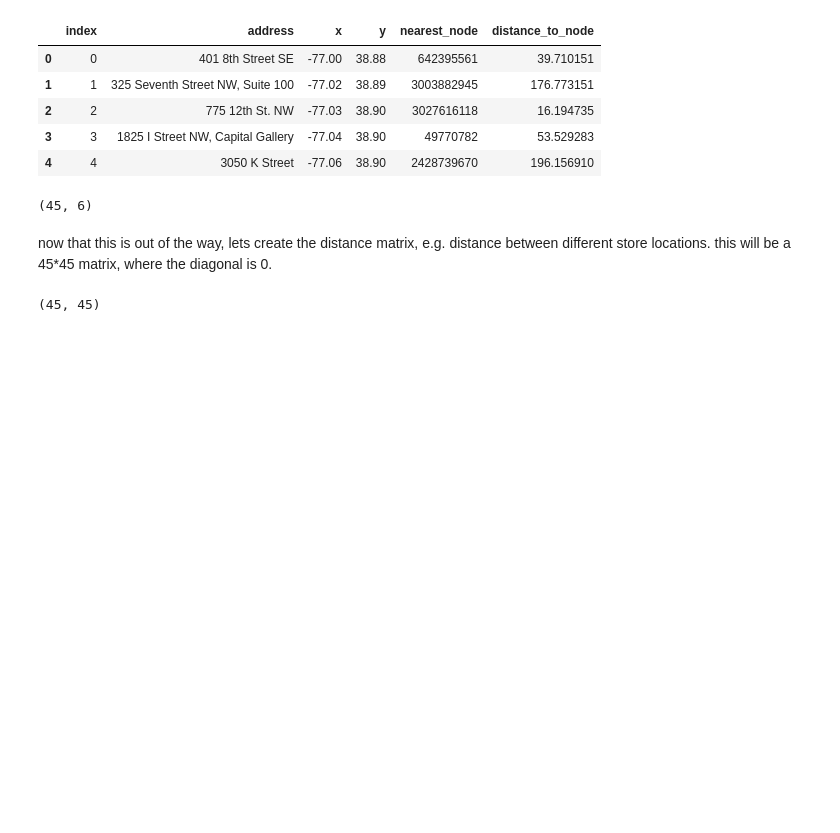
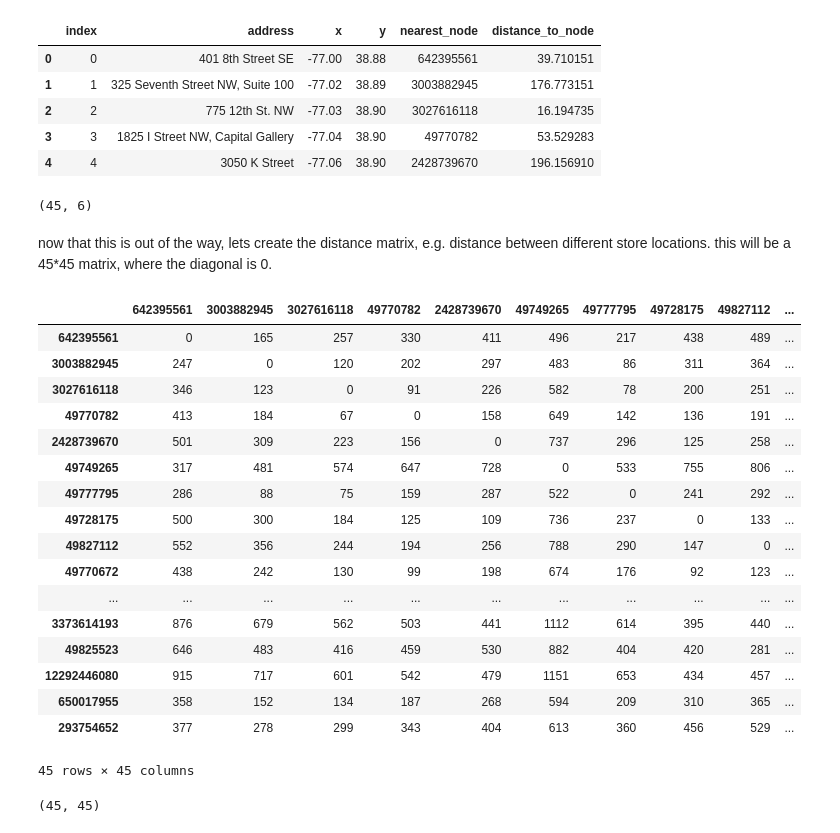
Before and after one commit to amirhosseinkarimi7/network_optimization, a Jupyter notebook: starbucks_DC.ipynb, the cells around one changed output. Cells and saved outputs as stored; diff of their text form; code cells hidden in the pictures; blank space fills up the shorter version.

```diff
--- a/starbucks_DC.ipynb
+++ b/starbucks_DC.ipynb
@@ -200,6 +200,29 @@ def dist(a , b):
 # %%
 distance_matrix=np.asarray([[dist(a,b)for b in df_local["nearest_node"].tolist()] for a in df_local["nearest_node"].tolist()])
 distance_matrix=pd.DataFrame(distance_matrix, columns=df_local["nearest_node"].values, index=df_local["nearest_node"].values)
+# %%
+distance_matrix= distance_matrix.round()
+distance_matrix=distance_matrix.astype('int')
+distance_matrix
+# %% [output]
+|  | 642395561 | 3003882945 | 3027616118 | 49770782 | 2428739670 | 49749265 | 49777795 | 49728175 | 49827112 | ... |
+| 642395561 | 0 | 165 | 257 | 330 | 411 | 496 | 217 | 438 | 489 | ... |
+| 3003882945 | 247 | 0 | 120 | 202 | 297 | 483 | 86 | 311 | 364 | ... |
+| 3027616118 | 346 | 123 | 0 | 91 | 226 | 582 | 78 | 200 | 251 | ... |
+| 49770782 | 413 | 184 | 67 | 0 | 158 | 649 | 142 | 136 | 191 | ... |
+| 2428739670 | 501 | 309 | 223 | 156 | 0 | 737 | 296 | 125 | 258 | ... |
+| 49749265 | 317 | 481 | 574 | 647 | 728 | 0 | 533 | 755 | 806 | ... |
+| 49777795 | 286 | 88 | 75 | 159 | 287 | 522 | 0 | 241 | 292 | ... |
+| 49728175 | 500 | 300 | 184 | 125 | 109 | 736 | 237 | 0 | 133 | ... |
+| 49827112 | 552 | 356 | 244 | 194 | 256 | 788 | 290 | 147 | 0 | ... |
+| 49770672 | 438 | 242 | 130 | 99 | 198 | 674 | 176 | 92 | 123 | ... |
+| ... | ... | ... | ... | ... | ... | ... | ... | ... | ... | ... |
+| 3373614193 | 876 | 679 | 562 | 503 | 441 | 1112 | 614 | 395 | 440 | ... |
+| 49825523 | 646 | 483 | 416 | 459 | 530 | 882 | 404 | 420 | 281 | ... |
+| 12292446080 | 915 | 717 | 601 | 542 | 479 | 1151 | 653 | 434 | 457 | ... |
+| 650017955 | 358 | 152 | 134 | 187 | 268 | 594 | 209 | 310 | 365 | ... |
+| 293754652 | 377 | 278 | 299 | 343 | 404 | 613 | 360 | 456 | 529 | ... |
+45 rows × 45 columns
 # %%
 distance_matrix.shape
 # %% [output]
```
Also changed, not shown: parts of 1 cell of this notebook.
